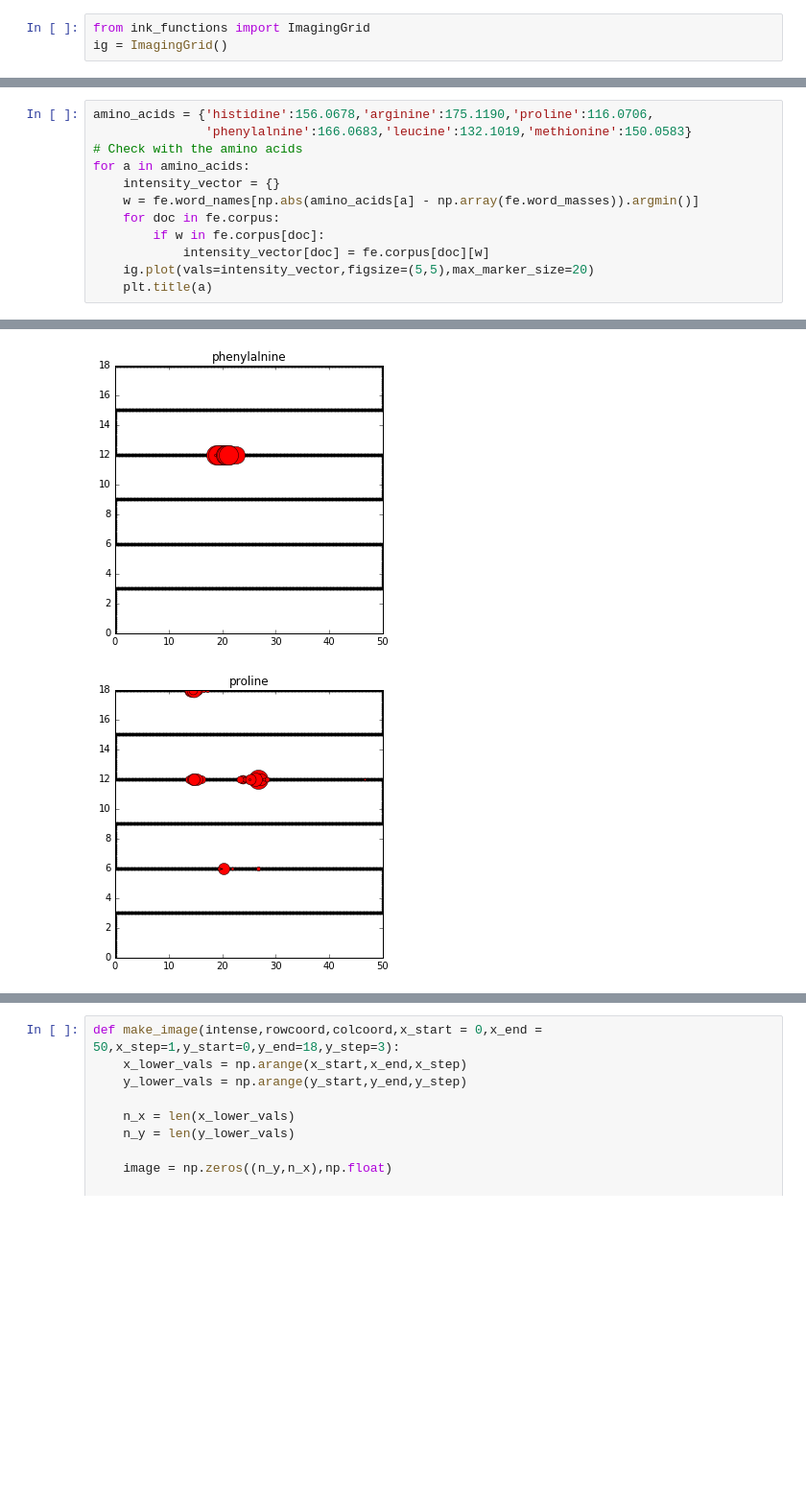
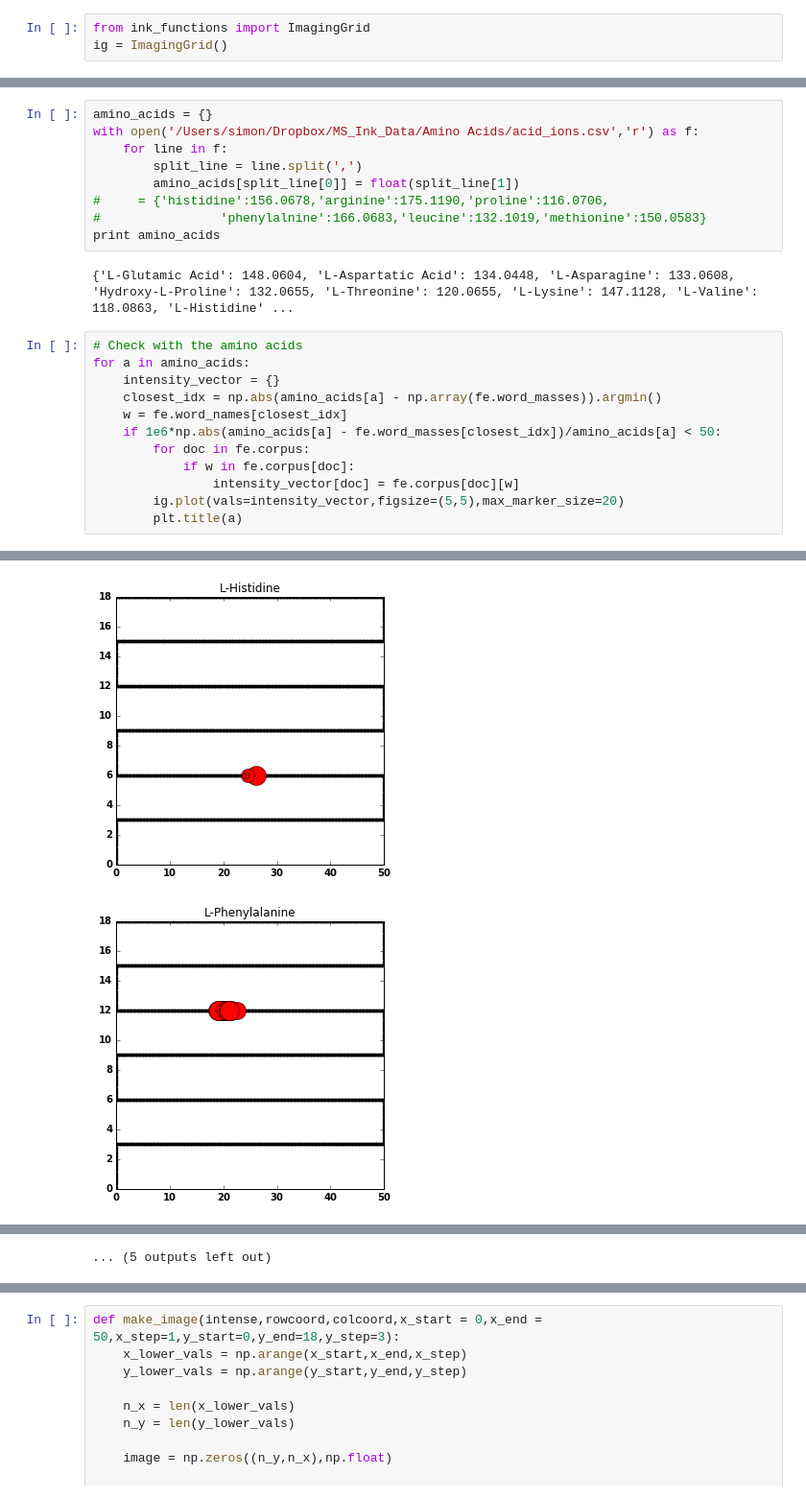
Before and after one commit to sdrogers/inklda, a Jupyter notebook: notebooks/AminoAcidImage.ipynb, the cells around one changed output, grey strips where cells are left out. Shown at 96% size. Drawn from its saved outputs; the diff is of its cells as text; blank space fills up the shorter version.

```diff
--- a/notebooks/AminoAcidImage.ipynb
+++ b/notebooks/AminoAcidImage.ipynb
@@ -50,13 +57,24 @@ ig = ImagingGrid()
+# %%
+amino_acids = {}
+with open('/Users/simon/Dropbox/MS_Ink_Data/Amino Acids/acid_ions.csv','r') as f:
+    for line in f:
+        split_line = line.split(',')
+        amino_acids[split_line[0]] = float(split_line[1])
+#     = {'histidine':156.0678,'arginine':175.1190,'proline':116.0706,
+#                'phenylalnine':166.0683,'leucine':132.1019,'methionine':150.0583}
+print amino_acids
+# %% [output]
+{'L-Glutamic Acid': 148.0604, 'L-Aspartatic Acid': 134.0448, 'L-Asparagine': 133.0608, 'Hydroxy-L-Proline': 132.0655, 'L-Threonine': 120.0655, 'L-Lysine': 147.1128, 'L-Valine': 118.0863, 'L-Histidine' ...
 # %%
-amino_acids = {'histidine':156.0678,'arginine':175.1190,'proline':116.0706,
-               'phenylalnine':166.0683,'leucine':132.1019,'methionine':150.0583}
 # Check with the amino acids
 for a in amino_acids:
     intensity_vector = {}
-    w = fe.word_names[np.abs(amino_acids[a] - np.array(fe.word_masses)).argmin()]
-    for doc in fe.corpus:
-        if w in fe.corpus[doc]:
-            intensity_vector[doc] = fe.corpus[doc][w]
-    ig.plot(vals=intensity_vector,figsize=(5,5),max_marker_size=20)
-    plt.title(a)
+    closest_idx = np.abs(amino_acids[a] - np.array(fe.word_masses)).argmin()
+    w = fe.word_names[closest_idx]
+    if 1e6*np.abs(amino_acids[a] - fe.word_masses[closest_idx])/amino_acids[a] < 50:
+        for doc in fe.corpus:
+            if w in fe.corpus[doc]:
+                intensity_vector[doc] = fe.corpus[doc][w]
+        ig.plot(vals=intensity_vector,figsize=(5,5),max_marker_size=20)
+        plt.title(a)
 # %% [output]
@@ -66,2 +84,2 @@ for a in amino_acids:
-[figure, old version]
+[figure, new version]
-[figure, old version]
+[figure, new version]
@@ -68,0 +93 @@ for a in amino_acids:
+... (5 outputs left out)
```
Also changed, not shown: parts of 9 cells of this notebook, 1 other file.
